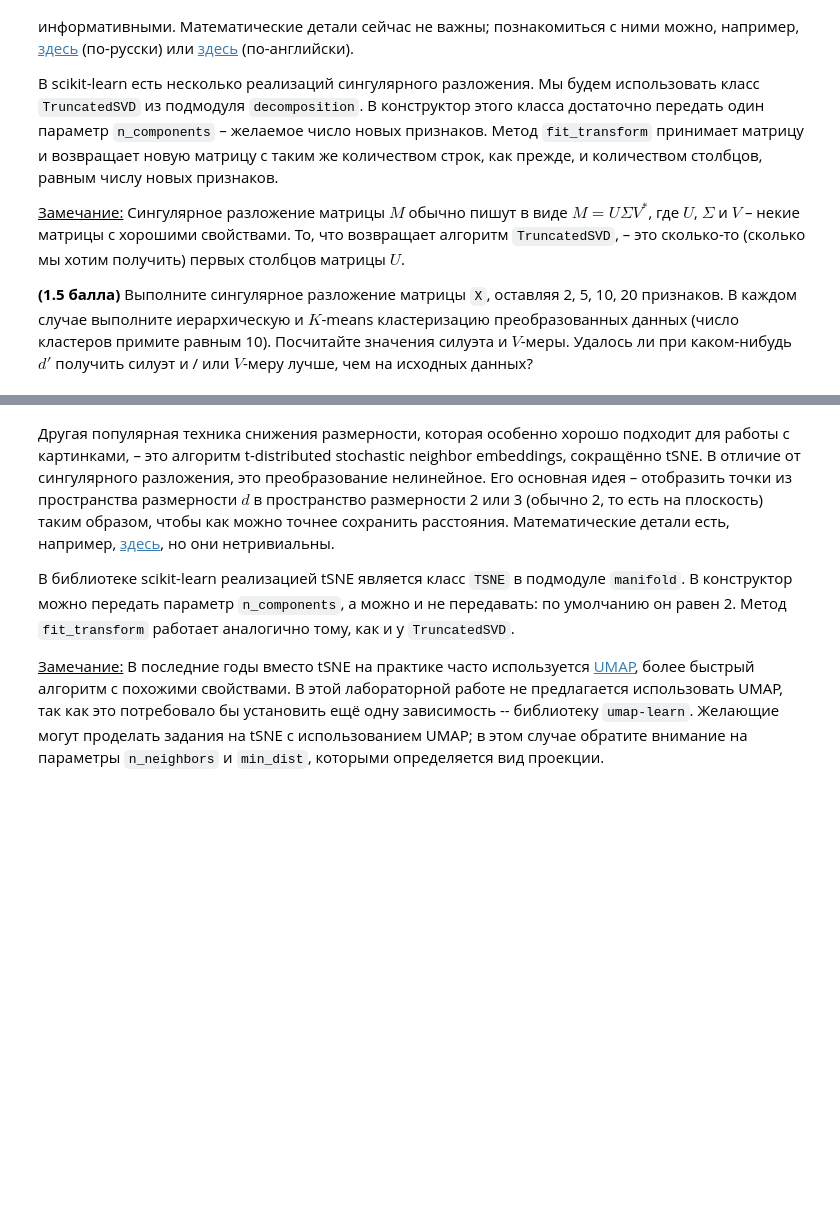
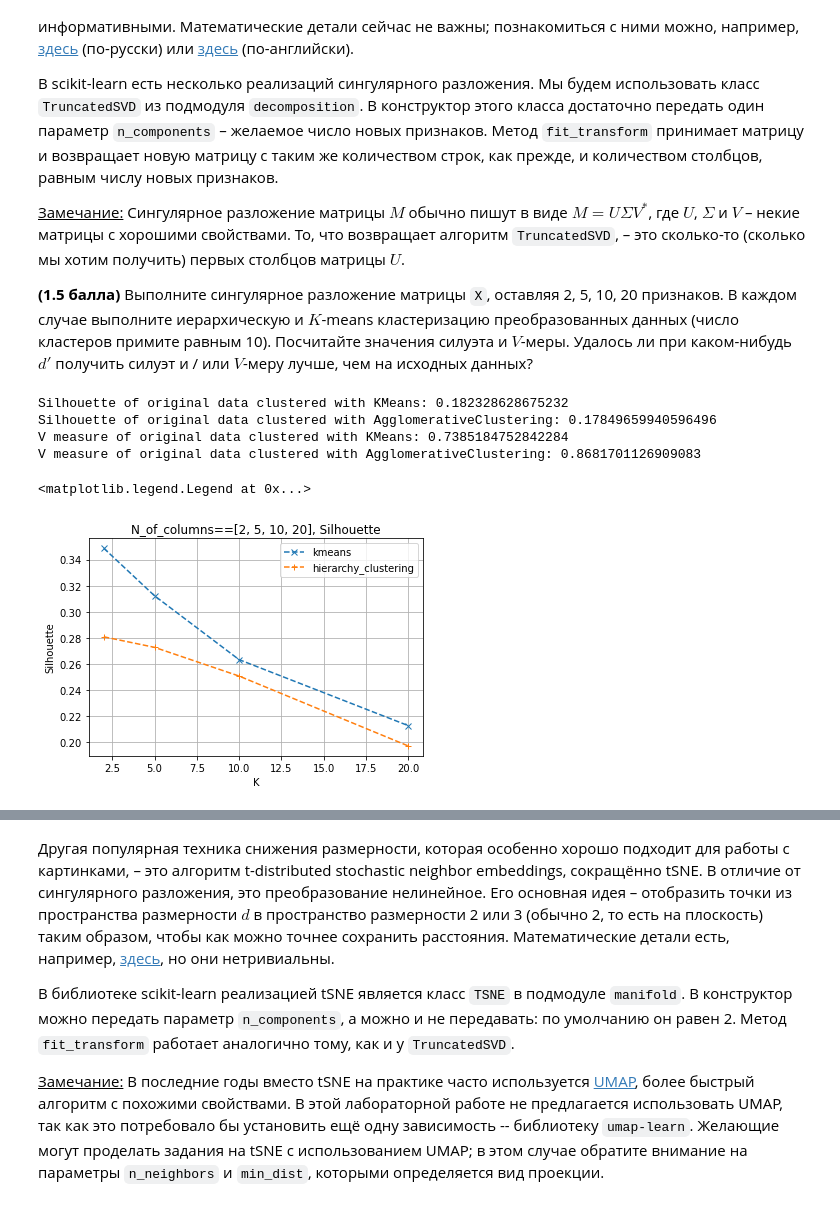
Before and after one commit to Klavierkonzert/ml7, a Jupyter notebook: clustering.ipynb, the cells around one changed output, grey strips where cells are left out. Drawn from its saved outputs; the diff is of its cells as text; code cells hidden in the pictures; blank space fills up the shorter version.

```diff
--- a/clustering.ipynb
+++ b/clustering.ipynb
@@ -215,3 +223,61 @@ plt.grid()
 <u>Замечание:</u> Сингулярное разложение матрицы $M$ обычно пишут в виде $M = U \Sigma V^{*}$, где $U$, $\Sigma$ и $V$ – некие матрицы с хорошими свойствами. То, что возвращает алгоритм `TruncatedSVD`, – это сколько-то (сколько мы хотим получить) первых столбцов матрицы $U$.
 
 **(1.5 балла)** Выполните сингулярное разложение матрицы `X`, оставляя 2, 5, 10, 20 признаков. В каждом случае выполните иерархическую и $K$-means кластеризацию преобразованных данных (число кластеров примите равным 10). Посчитайте значения силуэта и $V$-меры. Удалось ли при каком-нибудь $d'$ получить силуэт и / или $V$-меру лучше, чем на исходных данных?
+# %%
+#Оценки на исходных данных:
+kmeans = KMeans(n_clusters=10)
+hierCl = AgglomerativeClustering(n_clusters=10)
+
+#SILHOUETTE
+silhouette_kmeans=silhouette_score(X, kmeans.fit_predict(X))#fit_predict returns labels
+silhouette_hier=silhouette_score(X, hierCl.fit_predict(X))
+
+#V_MEASURE
+v_kmeans=v_measure_score(y, kmeans.fit_predict(X))#fit_predict returns labels
+v_hier=v_measure_score(y, hierCl.fit_predict(X))
+
+print(f"Silhouette of original data clustered with KMeans: {silhouette_kmeans}")
+print(f"Silhouette of original data clustered with AgglomerativeClustering: {silhouette_hier}")
+
+print(f"V measure of original data clustered with KMeans: {v_kmeans}")
+print(f"V measure of original data clustered with AgglomerativeClustering: {v_hier}")
+# %% [output]
+Silhouette of original data clustered with KMeans: 0.182328628675232
+Silhouette of original data clustered with AgglomerativeClustering: 0.17849659940596496
+V measure of original data clustered with KMeans: 0.7385184752842284
+V measure of original data clustered with AgglomerativeClustering: 0.8681701126909083
+# %%
+d= [2,5,10,20]
+
+silhouette_hier_scores = np.empty(4)
+silhouette_kmeans_scores = np.empty(4)
+v_measure_hier_scores = np.empty(4)
+v_measure_kmeans_scores = np.empty(4)
+
+for i in range(0,4):
+    truncSVD = sklearn.decomposition.TruncatedSVD(n_components = d[i])
+    X_reduced = truncSVD.fit_transform(X)
+
+    kmeans = KMeans(n_clusters=10)
+    hierCl = AgglomerativeClustering(n_clusters=10)
+
+    #SILHOUETTE
+    silhouette_kmeans_scores[i]=silhouette_score(X_reduced, kmeans.fit_predict(X_reduced))#fit_predict returns labels
+    silhouette_hier_scores[i]=silhouette_score(X_reduced, hierCl.fit_predict(X_reduced))
+
+    #V_MEASURE
+    v_measure_kmeans_scores[i]=v_measure_score(y, kmeans.fit_predict(X_reduced))#fit_predict returns labels
+    v_measure_hier_scores[i]=v_measure_score(y, hierCl.fit_predict(X_reduced))
+# %%
+fig, ax = plt.subplots()
+#for i in range (0,4):
+plt.plot(d, silhouette_kmeans_scores, "x--", label="kmeans")
+plt.plot(d, silhouette_hier_scores, "+--", label="hierarchy_clustering")
+plt.xlabel("K")
+plt.ylabel("Silhouette")
+plt.title(f"N_of_columns=={d}, Silhouette")
+plt.grid()
+ax.legend()
+# %% [output]
+<matplotlib.legend.Legend at 0x...>
+[figure, added]
```
Also changed, not shown: parts of 18 cells of this notebook.
